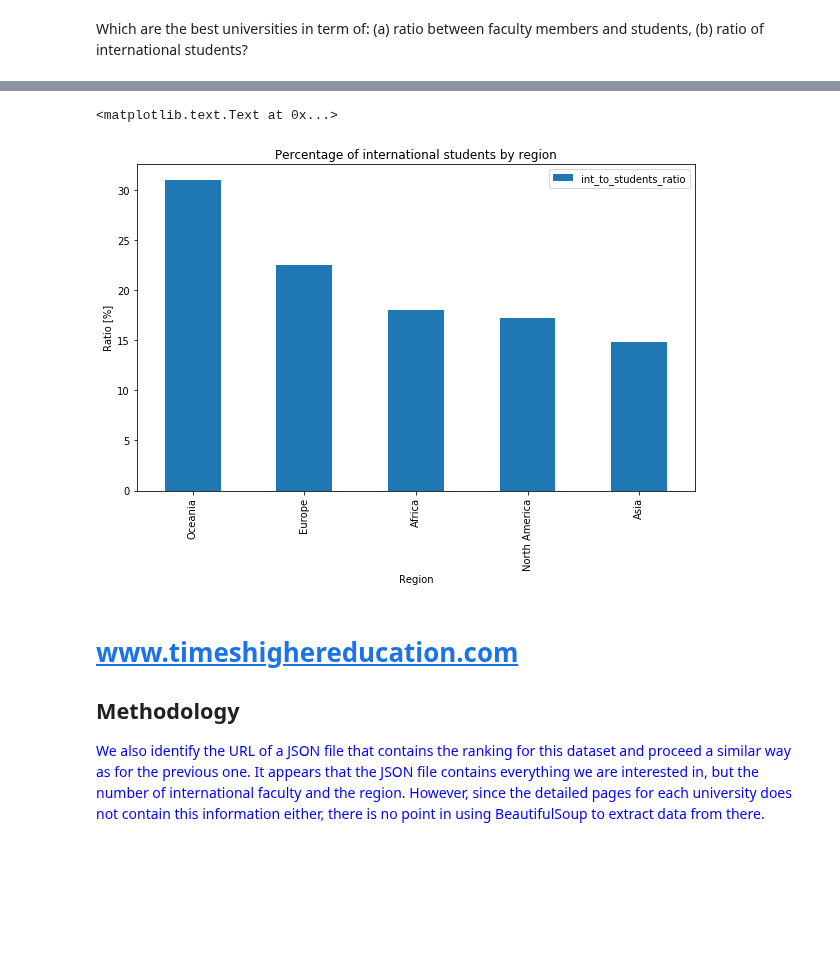
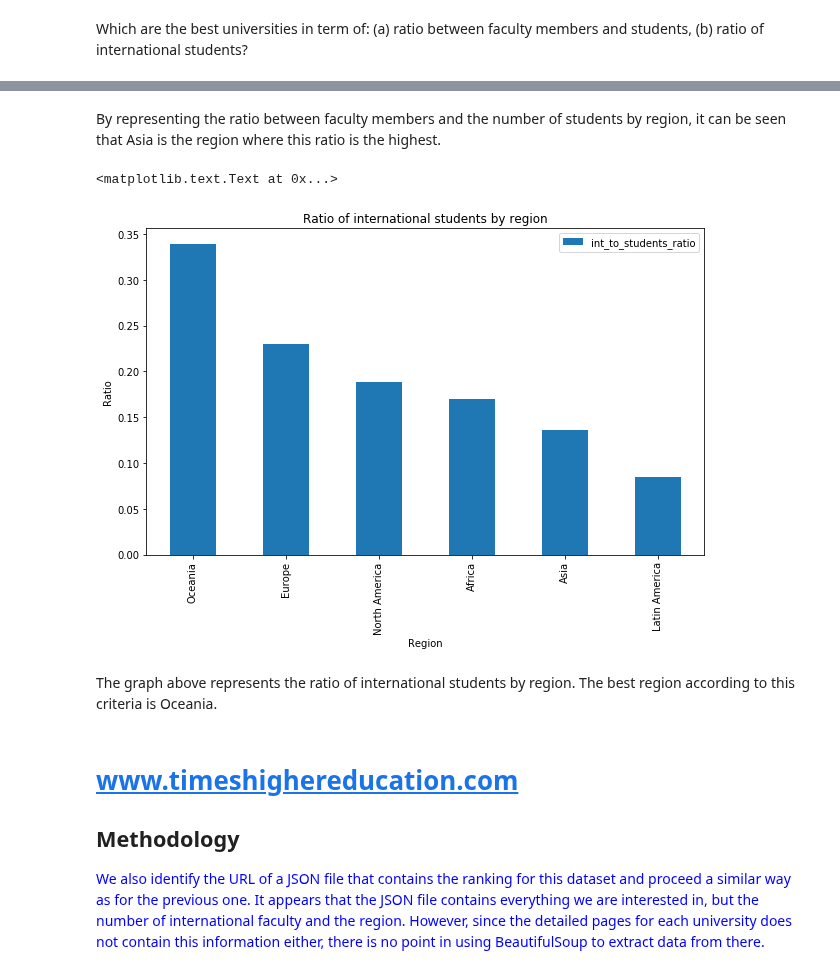
Before and after one commit to mosimann/ADA, a Jupyter notebook: Homework 2.ipynb, the cells around one changed output, grey strips where cells are left out. Saved outputs shown, nothing was run; the diff lists cells and outputs as text; code cells hidden in the pictures; blank space fills up the shorter version.

```diff
--- a/Homework 2.ipynb
+++ b/Homework 2.ipynb
@@ -183,14 +194,18 @@ p5.set_xlabel("Region")
+# %% [markdown]
+By representing the ratio between faculty members and the number of students by region, it can be seen that Asia is the region where this ratio is the highest.
 # %%
 df = region_df.copy()
 df['int_to_students_ratio'] = df['total_int_students'] / df['total_students']
-region_int_to_students = 100 * df.sort_values('int_to_students_ratio', ascending=False).loc[:, ['int_to_students_ratio']]
+region_int_to_students = df.sort_values('int_to_students_ratio', ascending=False).loc[:, ['int_to_students_ratio']]
 
-p6 = region_int_to_students.plot(kind='bar',title='Percentage of international students by region',figsize=(10,6))
-p6.set_ylabel("Ratio [%]")
+p6 = region_int_to_students.plot(kind='bar',title='Ratio of international students by region',figsize=(10,6))
+p6.set_ylabel("Ratio")
 p6.set_xlabel("Region")
 # %% [output]
 <matplotlib.text.Text at 0x...>
-[figure, old version]
+[figure, new version]
+# %% [markdown]
+The graph above represents the ratio of international students by region. The best region according to this criteria is Oceania.
 # %% [markdown]
 # www.timeshighereducation.com
 
```
Also changed, not shown: parts of 26 cells of this notebook.
